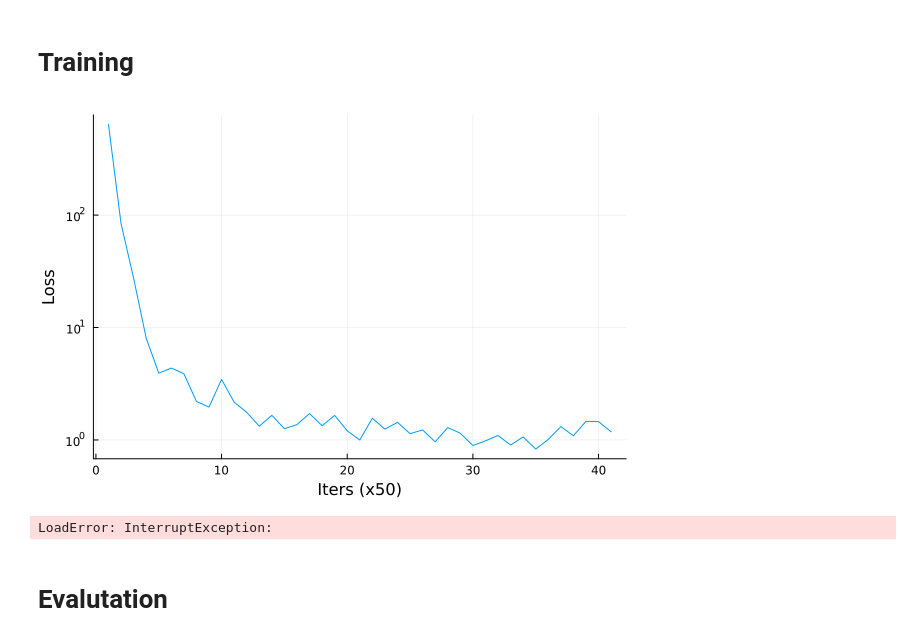
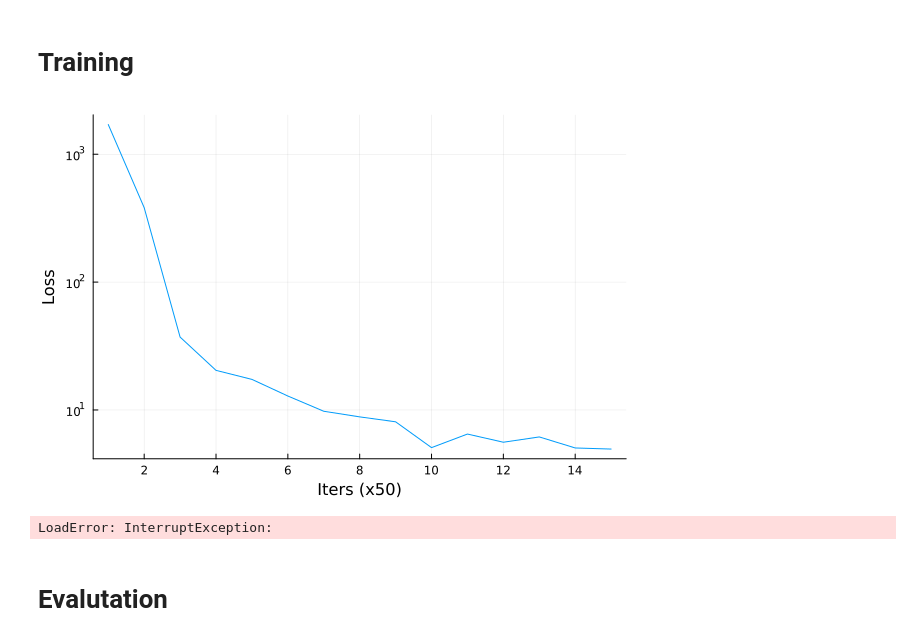
Before and after one commit to elanur321/Discrete-Diffusion, a Jupyter notebook: Antibodies.ipynb, the cells around one changed output. Cells and saved outputs as stored; diff of their text form; code cells hidden in the pictures.

```diff
--- a/Antibodies.ipynb
+++ b/Antibodies.ipynb
@@ -231,7 +231,7 @@ sequences = df.sequence_alignment_aa_heavy
 # Processing the Data
 # %%
 # TO PREVENT STACK OVERFLOW
-df = df[1:10, :];
+df = df[1:50, :];
 # %%
 # Assuming df is your DataFrame with the antibody sequences
 sequences = df.sequence_alignment_aa_heavy
@@ -457,7 +457,7 @@ end
 sample_batch = sample_sequences(df, 64, aa_to_index, alph)
 seq_len, batch_size = size(sample_batch)[2:3]
 
-batch_size = 1
+batch_size = 4
 
 vocab_size = alph + 2 # This includes 0 for padding and 1 to alph for amino acids
 dim = 256  # or whatever dimension you prefer
@@ -475,35 +475,35 @@ P = MaskedDiffusionLanguageModel(vocab_size, vocab_size, cosineschedule)
 opt = Flux.Optimiser(WeightDecay(0.0001), Adam(0.001))#Adam(0.001))
 params = Flux.params(model);
 # %%
-for iter in 1:5000000
+for iter in 1:5_000_000
     datOH = sample_sequences(df, batch_size, aa_to_index, alph)
 
 
     T = rand(timesteps)
     diffusedOH = sampleforward(P, T, datOH)
 
     # Forward pass and loss computation
     loss, grads = Flux.withgradient(params) do
         output = model(diffusedOH, T)
         -standardloss(P, T, model(diffusedOH, T), datOH)[1]
     end
 
     # Update parameters
     Flux.update!(opt, params, grads)
 
     cumu_loss += loss
     if mod(iter,50) == 0
         opt[2].eta = opt[2].eta * 0.997
         push!(training_losses, cumu_loss/50)  # Changed from 100 to 50 to match the iteration count
         cumu_loss = 0.0
         IJulia.clear_output(true)
         plot(training_losses, yscale = :log10, ylabel = "Loss", xlabel = "Iters (x50)", label = :none) |> IJulia.display
         sleep(0.01)
     end
 
 end
 # %% [output]
-[figure, old version]
+[figure, new version]
 LoadError: InterruptException:
 # %% [markdown]
 # Evalutation
```
Also changed, not shown: parts of 4 cells of this notebook.
